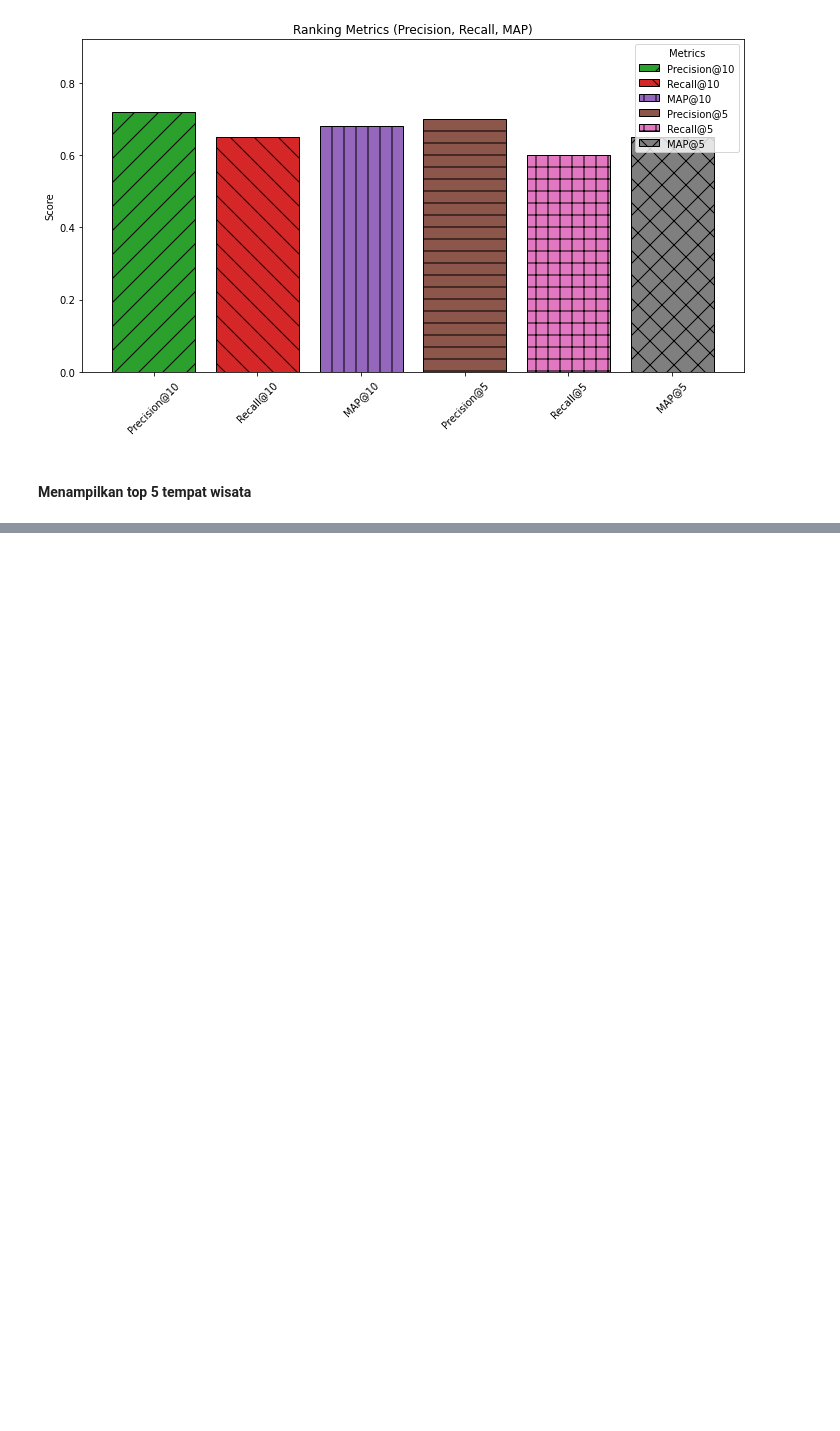
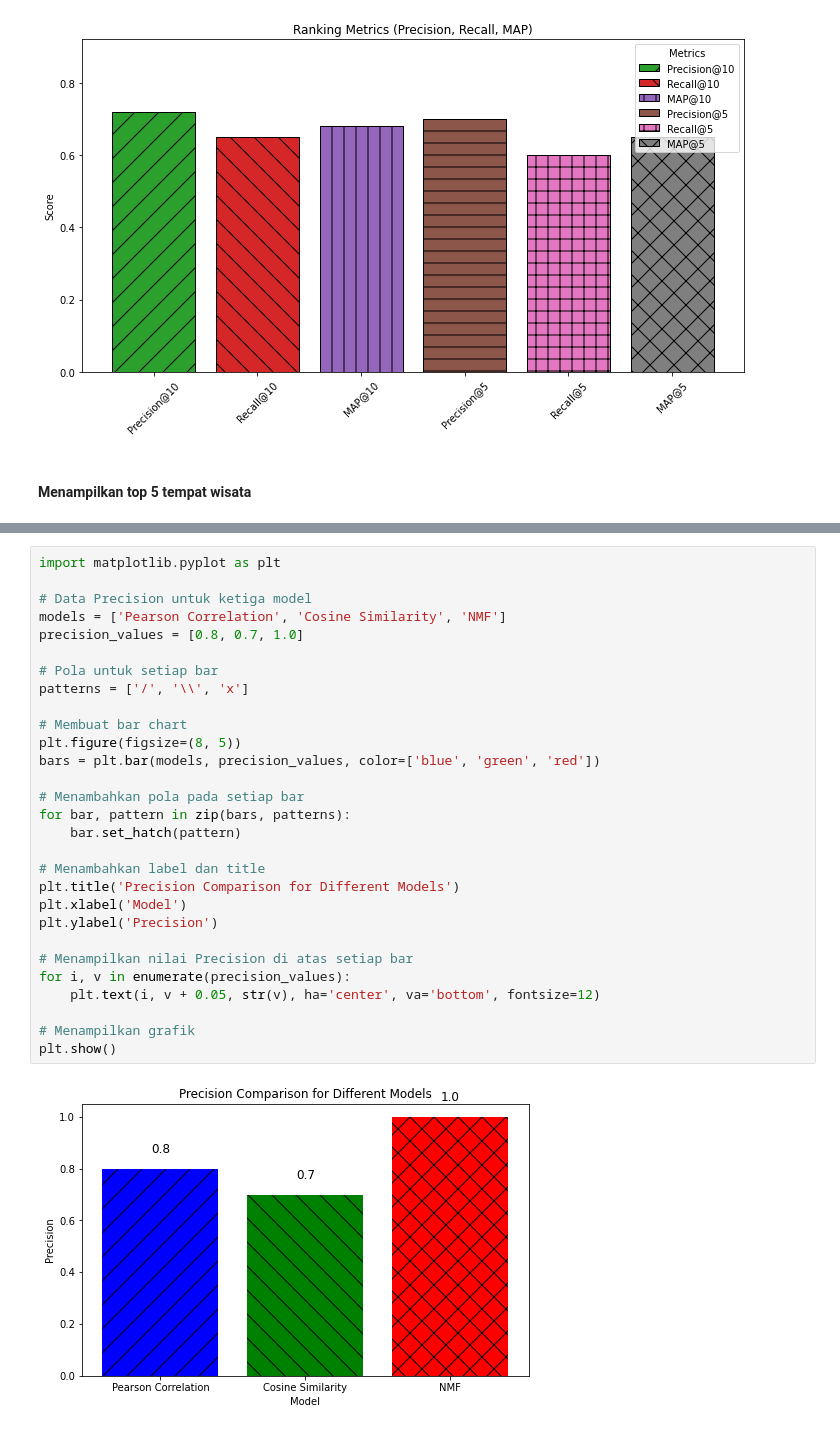
Before and after one commit to aldijeremysimamora/projecttobatourism-sisrek08, a Jupyter notebook: CBF/CBF-Cosine Similarity Kelompok 8.ipynb, the cells around one changed output, grey strips where cells are left out. Drawn from its saved outputs; the diff is of its cells as text; blank space fills up the shorter version.

```diff
--- a/CBF/CBF-Cosine Similarity Kelompok 8.ipynb
+++ b/CBF/CBF-Cosine Similarity Kelompok 8.ipynb
@@ -498,0 +551,31 @@ Top 10 rekomendasi untuk tempat wisata:
+# %%
+import matplotlib.pyplot as plt
+
+# Data Precision untuk ketiga model
+models = ['Pearson Correlation', 'Cosine Similarity', 'NMF']
+precision_values = [0.8, 0.7, 1.0]
+
+# Pola untuk setiap bar
+patterns = ['/', '\\', 'x']
+
+# Membuat bar chart
+plt.figure(figsize=(8, 5))
+bars = plt.bar(models, precision_values, color=['blue', 'green', 'red'])
+
+# Menambahkan pola pada setiap bar
+for bar, pattern in zip(bars, patterns):
+    bar.set_hatch(pattern)
+
+# Menambahkan label dan title
+plt.title('Precision Comparison for Different Models')
+plt.xlabel('Model')
+plt.ylabel('Precision')
+
+# Menampilkan nilai Precision di atas setiap bar
+for i, v in enumerate(precision_values):
+    plt.text(i, v + 0.05, str(v), ha='center', va='bottom', fontsize=12)
+
+# Menampilkan grafik
+plt.show()
+# %% [output]
+[figure, added]
```
Also changed, not shown: parts of 6 cells of this notebook.
